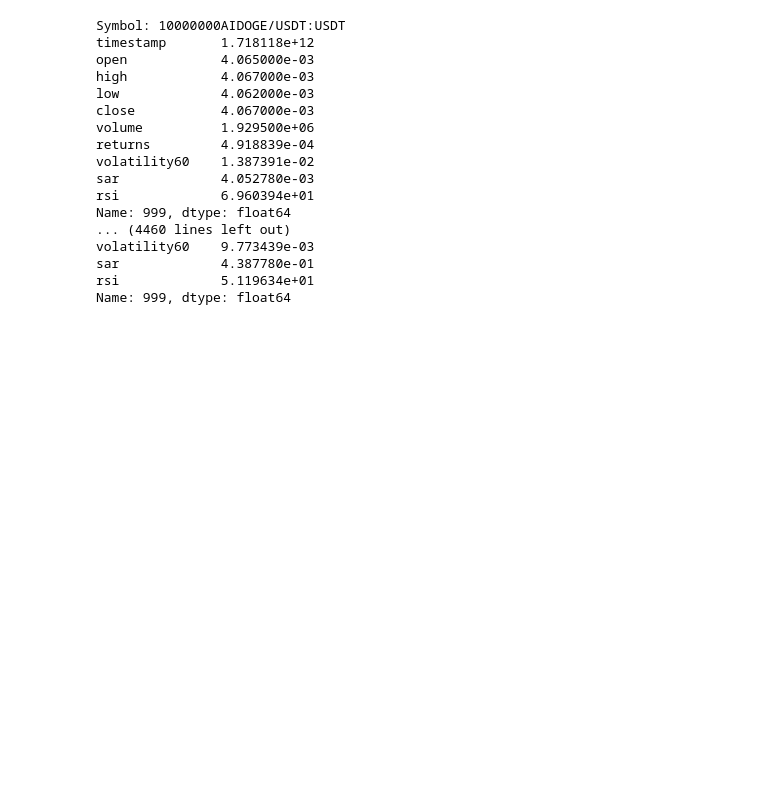
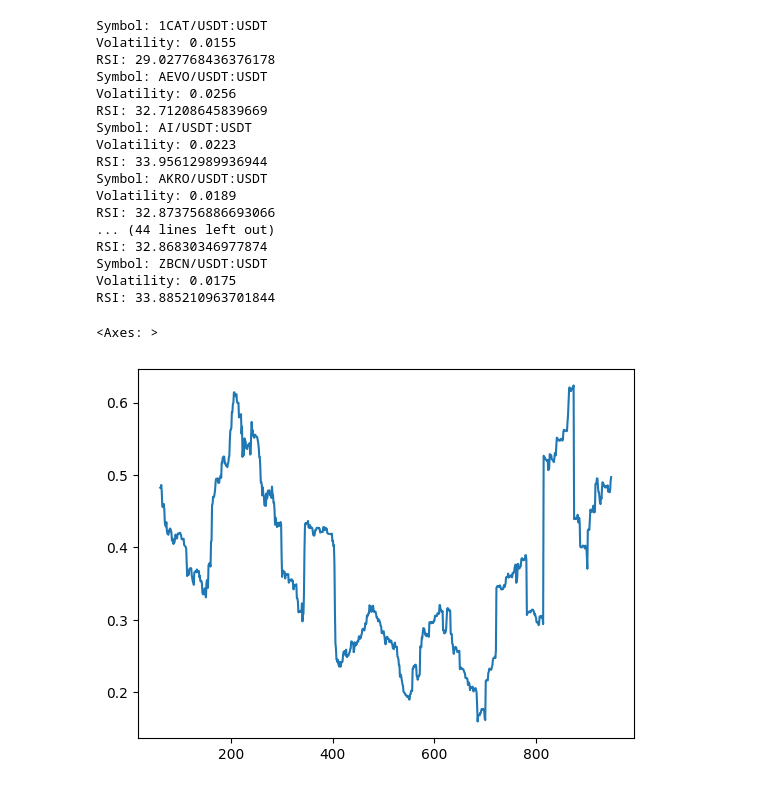
Before and after one commit to ghiaccionove/tradingstation, a Jupyter notebook: appunti.ipynb, the cells around one changed output. Saved outputs shown, nothing was run; the diff lists cells and outputs as text; code cells hidden in the pictures; blank space fills up the shorter version.

```diff
--- a/appunti.ipynb
+++ b/appunti.ipynb
@@ -16,6 +16,8 @@ def check_symbols(type='swap'):
     return swap_symbols
 # %%
 symbols = check_symbols()
+# %%
+symbols = ['BTC/USDT:USDT','APT/USDT:USDT','UNI/USDT:USDT']
 # %%
 for symbol in symbols:
     candles = pd.DataFrame(ex.fetch_ohlcv(symbol, timeframe='1m', limit=1000),
@@ -24,28 +26,35 @@ for symbol in symbols:
     tradingstation.Indicators(candles).volatility()
     tradingstation.Indicators(candles).parabolic_sar()
     tradingstation.Indicators(candles).rsi()
+
     volatility = candles['volatility60'].iloc[-1]
     sar = candles['sar'].iloc[-1]
     rsi = candles['rsi'].iloc[-1]
-    print(f'Symbol: {symbol}')
-    print(candles.iloc[-1])
+    if rsi < 34 :
+        print(f'Symbol: {symbol}')
+        #print(candles.iloc[-1])
+        print(f'Volatility: {volatility:.4f}')
+        print(f'RSI: {rsi}')
 # %% [output]
-Symbol: 10000000AIDOGE/USDT:USDT
-timestamp       1.718118e+12
-open            4.065000e-03
-high            4.067000e-03
-low             4.062000e-03
-close           4.067000e-03
-volume          1.929500e+06
-returns         4.918839e-04
-volatility60    1.387391e-02
-sar             4.052780e-03
-rsi             6.960394e+01
-Name: 999, dtype: float64
-... (4460 lines left out)
-volatility60    9.773439e-03
-sar             4.387780e-01
-rsi             5.119634e+01
-Name: 999, dtype: float64
+Symbol: 1CAT/USDT:USDT
+Volatility: 0.0155
+RSI: 29.027768436376178
+Symbol: AEVO/USDT:USDT
+Volatility: 0.0256
+RSI: 32.71208645839669
+Symbol: AI/USDT:USDT
+Volatility: 0.0223
+RSI: 33.95612989936944
+Symbol: AKRO/USDT:USDT
+Volatility: 0.0189
+RSI: 32.873756886693066
+... (44 lines left out)
+RSI: 32.86830346977874
+Symbol: ZBCN/USDT:USDT
+Volatility: 0.0175
+RSI: 33.885210963701844
 # %%
-candles['volatility60'].iloc[-1]
+candles['volatility60'].plot()
+# %% [output]
+<Axes: >
+[figure, added]
```
Also changed, not shown: 4 other files.
